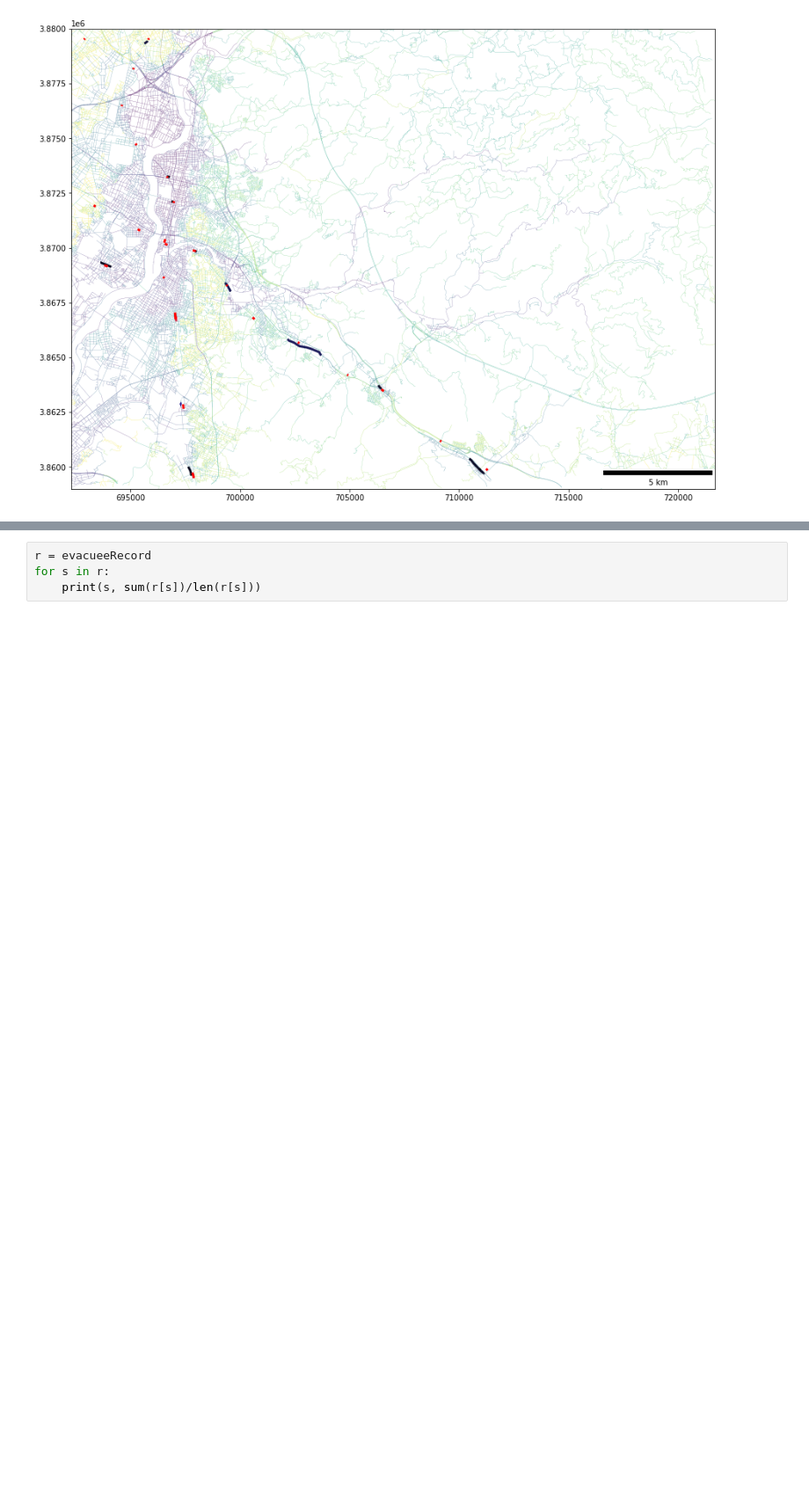
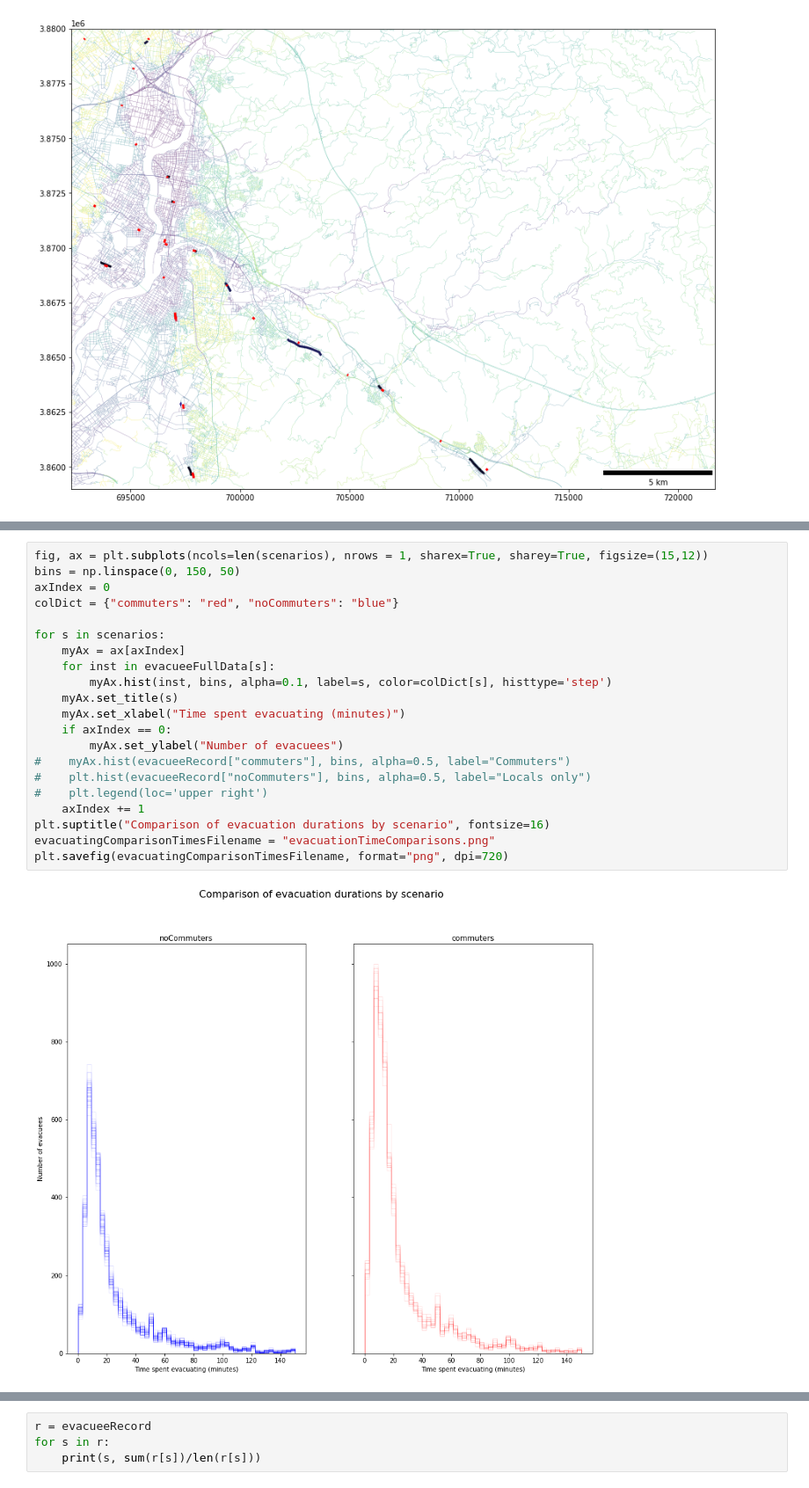
Before and after one commit to swise5/SETOSim, a Jupyter notebook: src/python/CASPT.ipynb, the cells around one changed output, grey strips where cells are left out. Shown at 88% size. Drawn from its saved outputs; the diff is of its cells as text; blank space fills up the shorter version.

```diff
--- a/src/python/CASPT.ipynb
+++ b/src/python/CASPT.ipynb
@@ -262,0 +281,23 @@ for f in files:
+# %%
+fig, ax = plt.subplots(ncols=len(scenarios), nrows = 1, sharex=True, sharey=True, figsize=(15,12))
+bins = np.linspace(0, 150, 50)
+axIndex = 0
+colDict = {"commuters": "red", "noCommuters": "blue"}
+
+for s in scenarios:
+    myAx = ax[axIndex]
+    for inst in evacueeFullData[s]:
+        myAx.hist(inst, bins, alpha=0.1, label=s, color=colDict[s], histtype='step')
+    myAx.set_title(s)
+    myAx.set_xlabel("Time spent evacuating (minutes)")
+    if axIndex == 0:
+        myAx.set_ylabel("Number of evacuees")
+#    myAx.hist(evacueeRecord["commuters"], bins, alpha=0.5, label="Commuters")
+#    plt.hist(evacueeRecord["noCommuters"], bins, alpha=0.5, label="Locals only")
+#    plt.legend(loc='upper right')
+    axIndex += 1
+plt.suptitle("Comparison of evacuation durations by scenario", fontsize=16)
+evacuatingComparisonTimesFilename = "evacuationTimeComparisons.png"
+plt.savefig(evacuatingComparisonTimesFilename, format="png", dpi=720)
+# %% [output]
+[figure, added]
```
Also changed, not shown: parts of 8 cells of this notebook, 4 other files.
